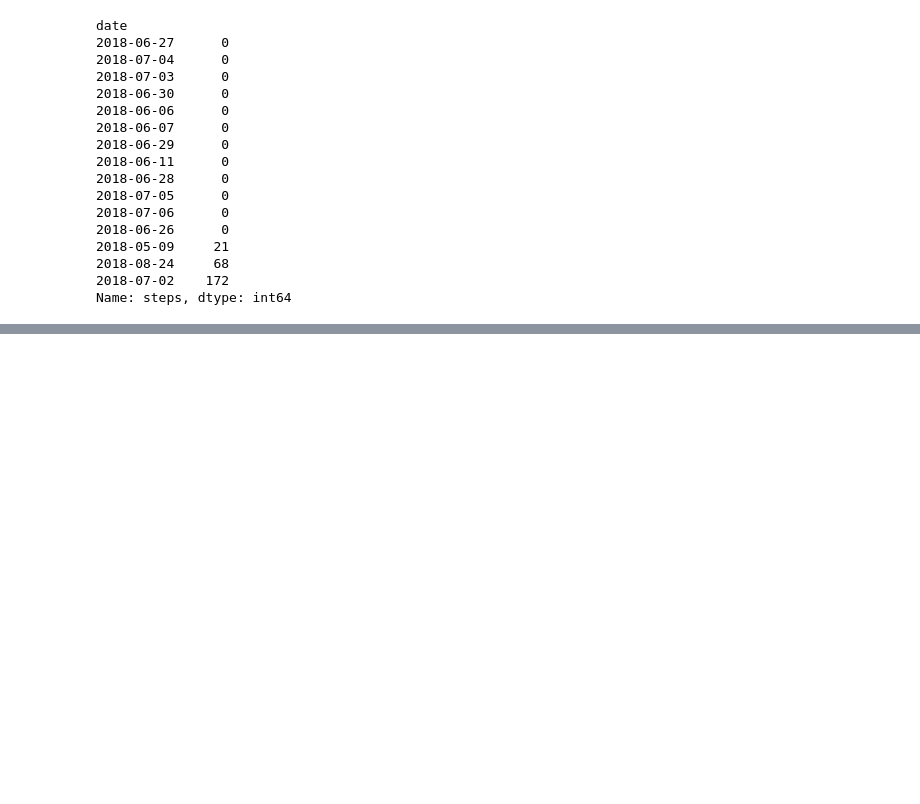
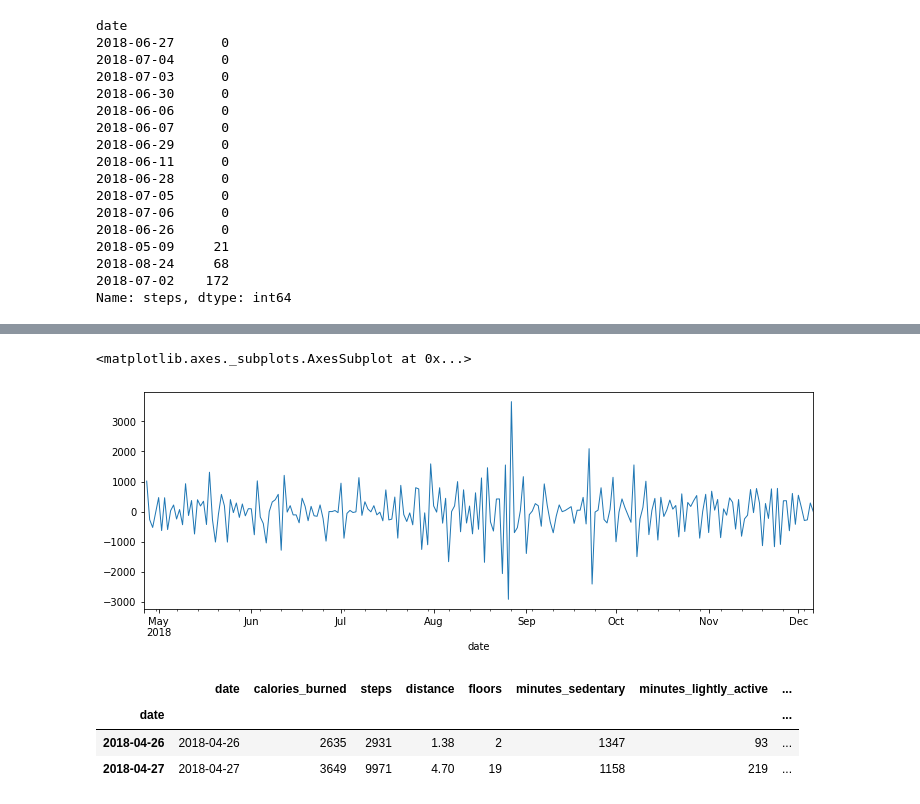
Before and after one commit to Dairy-Time/time-series-project, a Jupyter notebook: Fitbit_Data.ipynb, the cells around one changed output, grey strips where cells are left out. Cells and saved outputs as stored; diff of their text form; code cells hidden in the pictures; blank space fills up the shorter version.

```diff
--- a/Fitbit_Data.ipynb
+++ b/Fitbit_Data.ipynb
@@ -295,0 +322,8 @@ Name: steps, dtype: int64
+# %%
+# difference between day to day
+# something around the end of august
+# task: look at month of august
+df['calories_burned'].resample("D").mean().diff().plot(figsize=(12,4), linewidth=1)
+# %% [output]
+<matplotlib.axes._subplots.AxesSubplot at 0x...>
+[figure, added]
@@ -295,0 +334,7 @@ Name: steps, dtype: int64
+# %%
+df.head(2)
+# %% [output]
+|  | date | calories_burned | steps | distance | floors | minutes_sedentary | minutes_lightly_active | ... |
+| date |  |  |  |  |  |  |  | ... |
+| 2018-04-26 | 2018-04-26 | 2635 | 2931 | 1.38 | 2 | 1347 | 93 | ... |
+| 2018-04-27 | 2018-04-27 | 3649 | 9971 | 4.70 | 19 | 1158 | 219 | ... |
```
Also changed, not shown: parts of 44 cells of this notebook.
